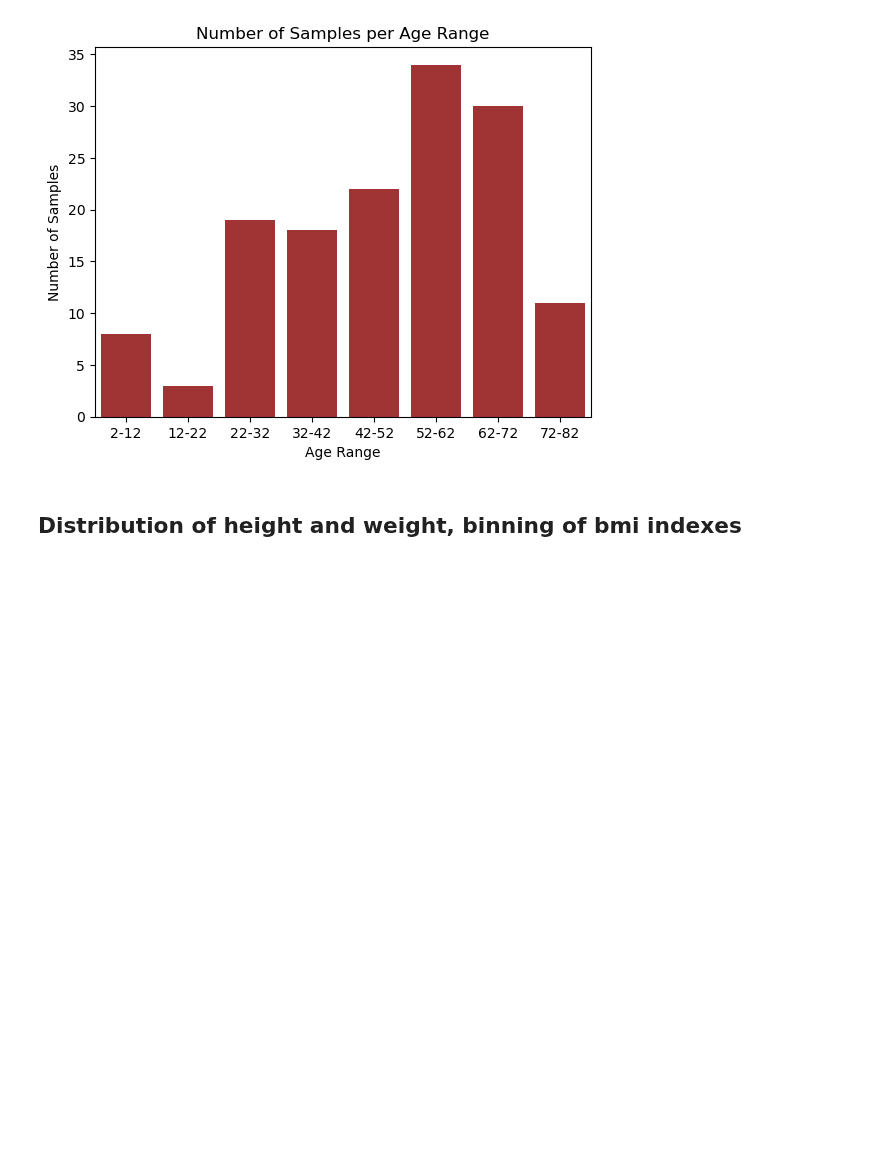
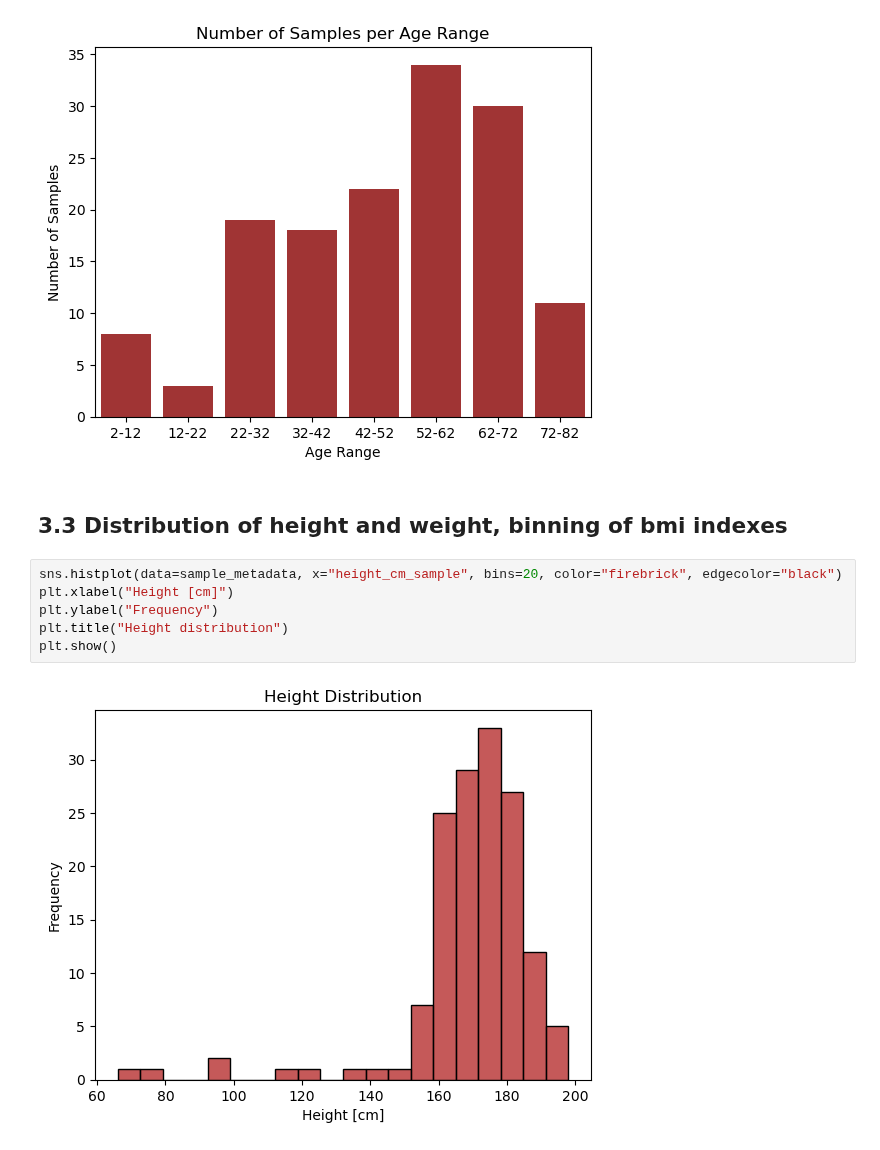
Before and after one commit to Mila-cmd651/FunGut-Project, a Jupyter notebook: Submission_FunGut_script/0.Metadata.ipynb, the cells around one changed output. Cells and saved outputs as stored; diff of their text form; blank space fills up the shorter version.

Commit message:
Updated metadata!

```diff
--- a/Submission_FunGut_script/0.Metadata.ipynb
+++ b/Submission_FunGut_script/0.Metadata.ipynb
@@ -126,4 +121,12 @@ plt.show()
 # %% [output]
 [figure]
 # %% [markdown]
-## Distribution of height and weight, binning of bmi indexes
+## 3.3 Distribution of height and weight, binning of bmi indexes
+# %%
+sns.histplot(data=sample_metadata, x="height_cm_sample", bins=20, color="firebrick", edgecolor="black")
+plt.xlabel("Height [cm]")
+plt.ylabel("Frequency")
+plt.title("Height distribution")
+plt.show()
+# %% [output]
+[figure, added]
```
Also changed, not shown: parts of 24 cells of this notebook.
